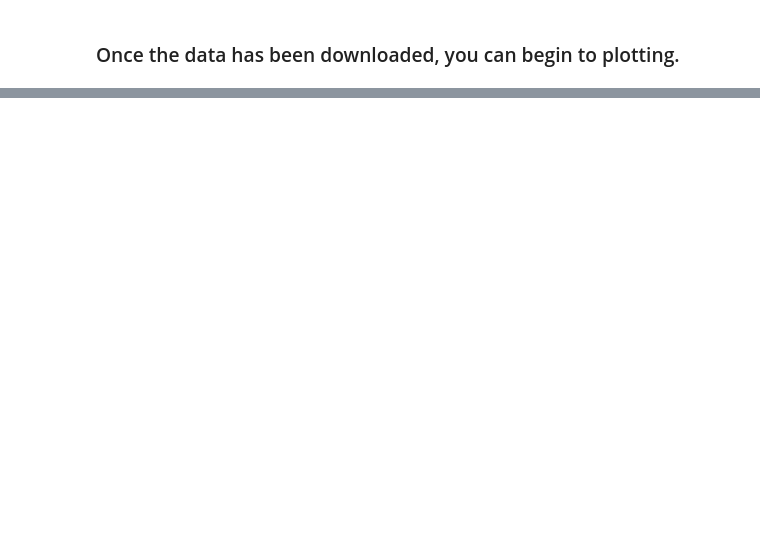
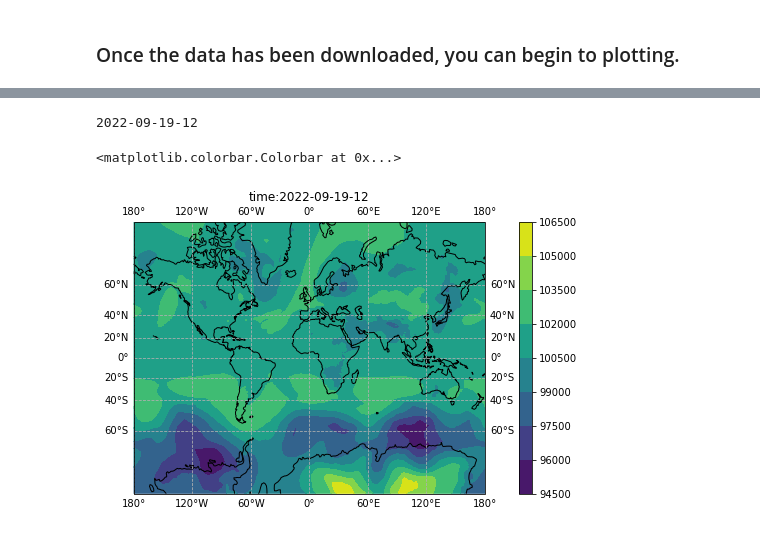
Before and after one commit to NCAR/rda-grib-examples, a Jupyter notebook: visualization/grib_visualization.ipynb, the cells around one changed output, grey strips where cells are left out. Drawn from its saved outputs; the diff is of its cells as text; code cells hidden in the pictures; blank space fills up the shorter version.

```diff
--- a/visualization/grib_visualization.ipynb
+++ b/visualization/grib_visualization.ipynb
@@ -64,26 +84,26 @@ display(selected_file)
 # %%
 # Now to load in the data to xarray
-ds = xarray.open_dataset(selected_file.value)
+ds = xarray.open_dataset(selected_file.value, filter_by_keys={ 'typeOfLevel': 'meanSea'})
 # %%
 # Helper methods# Define function to get standard dimensions
 def get_time(dataset):
-    for _,cur_coord in dataset.coords.items:
-        if cur_coord.attrs['standard_name'] == 'time':
+    for _, cur_coord in dataset.coords.items():
+        if cur_coord.attrs.get('standard_name') == 'time':
             return cur_coord
 def get_lat(dataset):
-    for _,cur_coord in dataset.coords.items:
-        if cur_coord.attrs['standard_name'] == 'longitude':
+    for _, cur_coord in dataset.coords.items():
+        if cur_coord.attrs.get('standard_name') == 'latitude':
             return cur_coord
 def get_lon(dataset):
-    for _,cur_coord in dataset.coords.items:
-        if cur_coord.attrs['standard_name'] == 'latitude':
+    for _, cur_coord in dataset.coords.items():
+        if cur_coord.attrs.get('standard_name') == 'longitude':
             return cur_coord
 
 def get_primary(dataset):
     primary_variables = {}
     coords = dataset.coords.keys()
     highest_dims = 0
-    for cur_key,cur_var in dataset.variables.items():
+    for cur_key, cur_var in dataset.variables.items():
         if cur_key not in coords:
             primary_variables[cur_key] = cur_var
     return primary_variables
@@ -95,9 +117,23 @@ display(var)
-# %%
-var = widgets.Dropdown(
-proj = ccrs.Mercator()
-plt.gcf().set_size_inches(20,10)
-ax = plt.axes(projection=proj)
-data_slice = ds[var.value].isel(time=10)
-data_slice.plot.contourf(ax=ax, transform=ccrs.PlateCarree())
-ax.set_global()
-ax.coastlines()
+# %%
+times = get_time(ds)
+times = np.array(times.dt.strftime('%Y-%m-%d-%H'))
+print(times)
+lats = get_lat(ds)
+lons = get_lon(ds)
+# %% [output]
+2022-09-19-12
+# %%
+#proj=ccrs.PlateCarree()
+proj = ccrs.Mercator(central_longitude=0, min_latitude=-80, max_latitude=80.0) # default value max_latitude=84 has error for some data
+plt.gcf().set_size_inches(12, 5)
+ax = plt.axes(projection=proj)
+data_slice = ds[var.value]
+fill = ax.contourf(lons, lats, data_slice, transform=ccrs.PlateCarree())  # lons and lats are necessary
+ax.set_global()
+ax.coastlines()
+ax.gridlines(draw_labels=True, dms=True, x_inline=False, y_inline=False, linestyle='--')
+ax.set_title('time:' + times)
+plt.colorbar(fill)
+# %% [output]
+<matplotlib.colorbar.Colorbar at 0x...>
+[figure, added]
```
Also changed, not shown: parts of 10 cells of this notebook.
